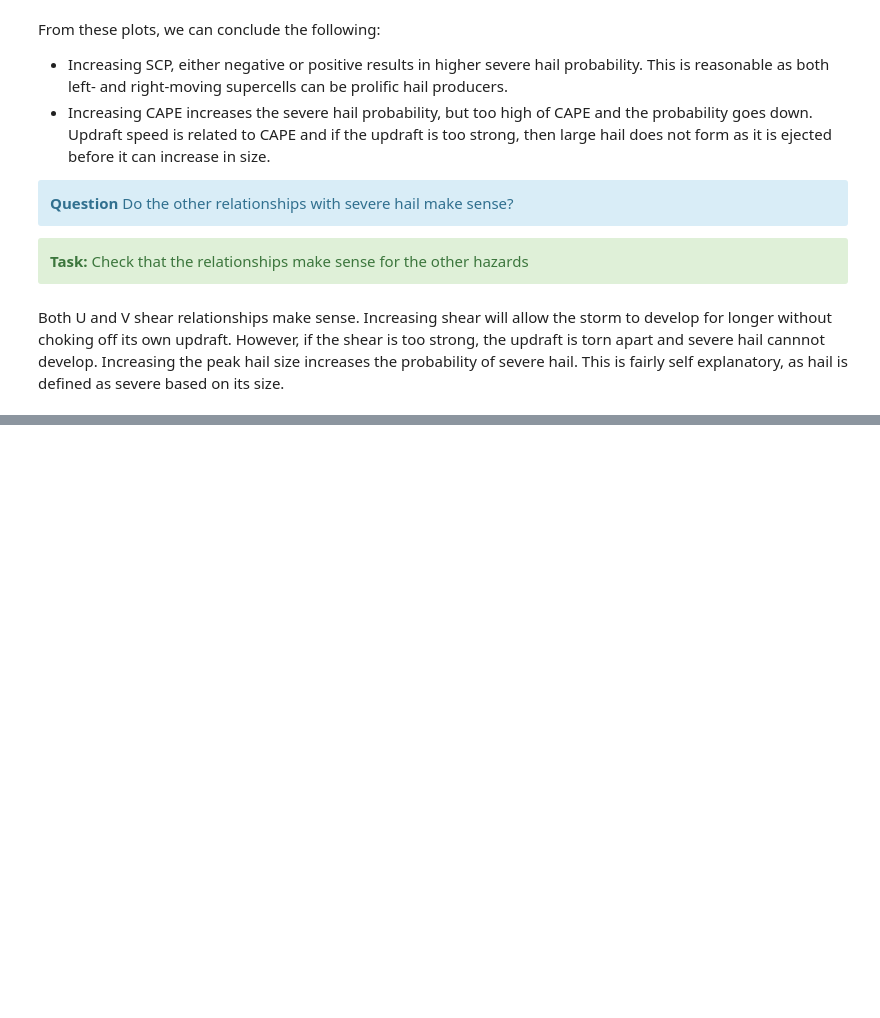
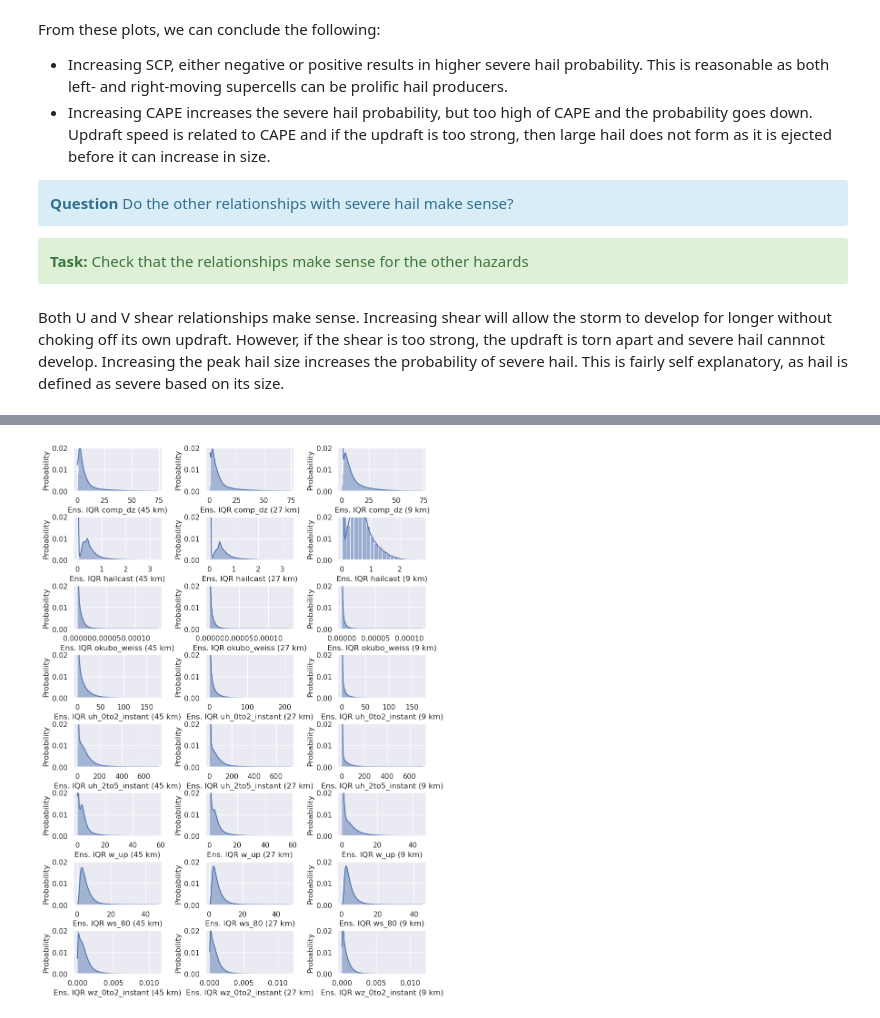
Before and after one commit to NOAA-National-Severe-Storms-Laboratory/frdd-wofs-ml-w2w, a Jupyter notebook: notebooks/intro.ipynb, the cells around one changed output, grey strips where cells are left out. Cells and saved outputs as stored; diff of their text form; code cells hidden in the pictures; blank space fills up the shorter version.

```diff
--- a/notebooks/intro.ipynb
+++ b/notebooks/intro.ipynb
@@ -278,0 +425,35 @@ Both U and V shear relationships make sense. Increasing shear will allow the sto
+# %%
+i=1
+Xsrted=[]
+while i<len(Xiqr)-1:
+    Xsrted=np.append(Xsrted, Xiqr[i])
+    Xsrted=np.append(Xsrted, Xiqr[i-1])
+    Xsrted=np.append(Xsrted, Xiqr[i+1])
+    #print(Xiqr[i], Xiqr[i-1], Xiqr[i+1])
+    i+=3
+niceLabels=[]
+newvar='IQR'
+for varname in np.sort(vardic['ENS_VARS']):
+    for r in [45, 27, 9]:
+        niceLabels=np.append(niceLabels, f'Ens. {newvar} {varname} ({r} km)')
+# %%
+
+# Create a plotting panels.
+fig, axes =plt.subplots(ncols=3, nrows=8, figsize=(10,15))
+
+# The dataset has 2.7 million examples. To reduce the dataset for plotting purposes,
+# we can subsample the data. In this example, I'm taking a random 50K examples.
+inds = np.random.choice(X.shape[0], 500000, replace=False)
+X_sub = X.iloc[inds]
+X_sub.reset_index(drop=True, inplace=True)
+
+# This is main plotting code. We are using the histplot for the seaborn package.
+for i, (v, ax) in enumerate(zip(Xsrted, axes.flat)):
+    sns.histplot(data=X_sub, x=v, ax=ax, kde=True, stat='probability')
+    ax.set_xlabel(niceLabels[i])
+    ax.set_ylim([0, 0.02])
+
+plt.subplots_adjust(wspace=0.5, hspace=0.6)
+plt.show()
+# %% [output]
+[figure, added]
```
Also changed, not shown: parts of 24 cells of this notebook, 15 other files.
